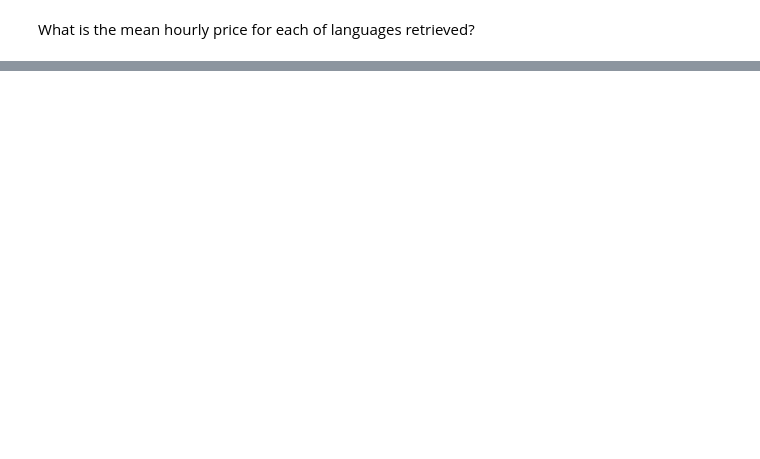
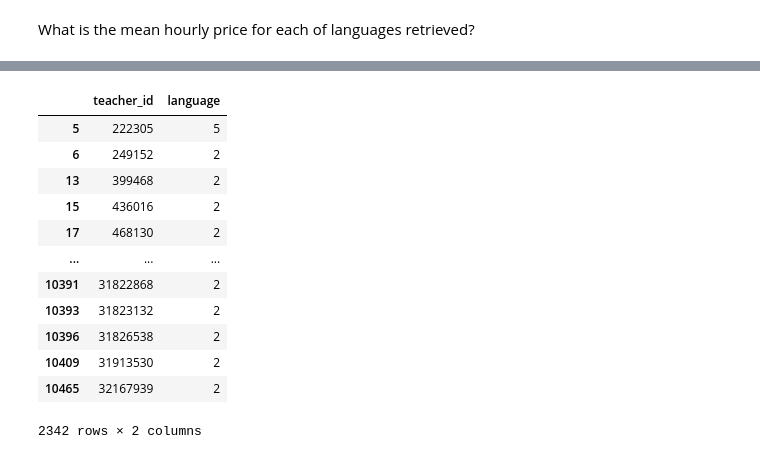
Before and after one commit to ernmin/Project4GA, a Jupyter notebook: EDA/EDA.ipynb, the cells around one changed output, grey strips where cells are left out. Saved outputs shown, nothing was run; the diff lists cells and outputs as text; code cells hidden in the pictures; blank space fills up the shorter version.

```diff
--- a/EDA/EDA.ipynb
+++ b/EDA/EDA.ipynb
@@ -86,0 +185,6 @@ What is the mean hourly price for each of languages retrieved?
+# %%
+df_multiple_languages = df_pro_course.groupby(['teacher_id','language']).count().reset_index()
+df_multiple_languages = df_multiple_languages[['teacher_id', 'language']].groupby('teacher_id').count()
+df_multiple_languages = df_multiple_languages.reset_index()
+count = len(df_multiple_languages[df_multiple_languages['language'] > 1])
+print(f'{round(count/len(df_multiple_languages) * 100, 2)}% of teachers teach multiple languages')
@@ -86,0 +208,16 @@ What is the mean hourly price for each of languages retrieved?
+# %%
+df_multiple_languages[df_multiple_languages['language'] > 1]
+# %% [output]
+|  | teacher_id | language |
+| 5 | 222305 | 5 |
+| 6 | 249152 | 2 |
+| 13 | 399468 | 2 |
+| 15 | 436016 | 2 |
+| 17 | 468130 | 2 |
+| ... | ... | ... |
+| 10391 | 31822868 | 2 |
+| 10393 | 31823132 | 2 |
+| 10396 | 31826538 | 2 |
+| 10409 | 31913530 | 2 |
+| 10465 | 32167939 | 2 |
+2342 rows × 2 columns
```
Also changed, not shown: parts of 16 cells of this notebook.
